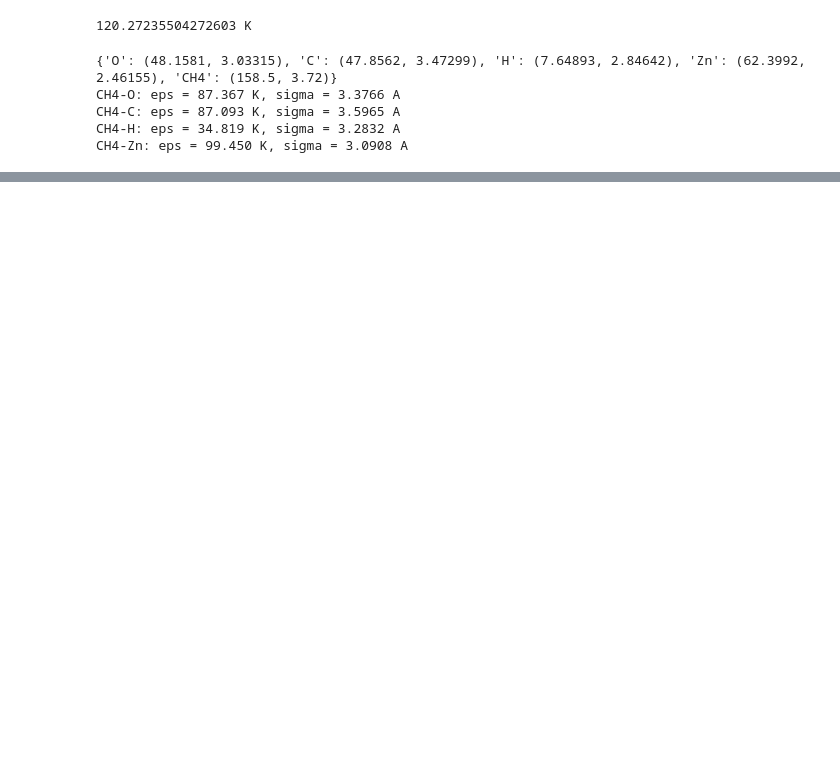
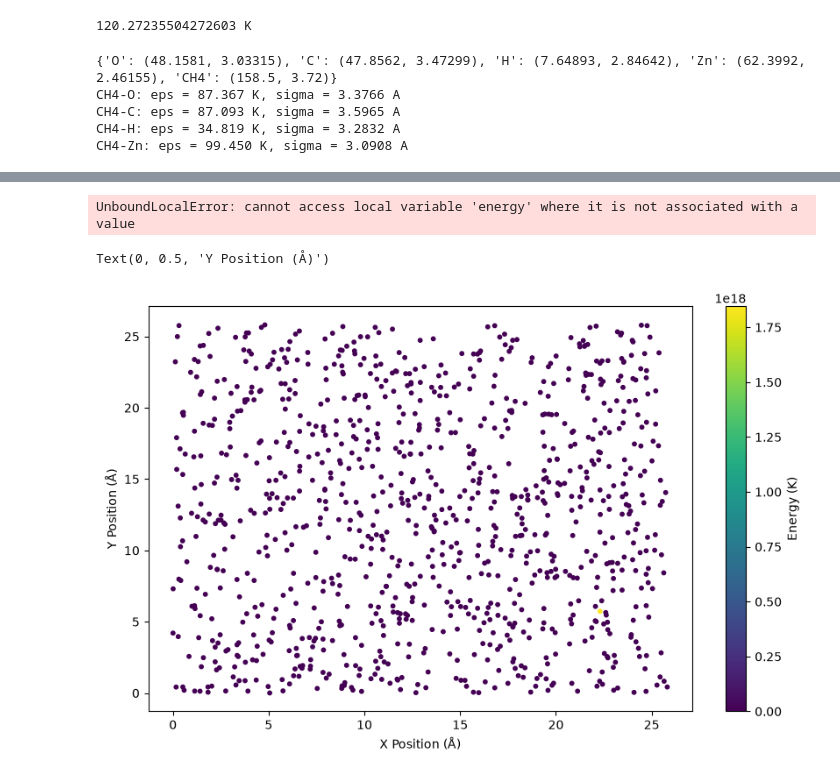
Before and after one commit to kahuysen/cusp-mlff-gcmc, a Jupyter notebook: notebooks/02_energy_widom.ipynb, the cells around one changed output, grey strips where cells are left out. Saved outputs shown, nothing was run; the diff lists cells and outputs as text; code cells hidden in the pictures; blank space fills up the shorter version.

Commit message:
energy function slow and fast

```diff
--- a/notebooks/02_energy_widom.ipynb
+++ b/notebooks/02_energy_widom.ipynb
@@ -99,0 +105,54 @@ L: 25.832
+# %%
+def energy_fast(ch4_position, positions, eps_i, sigma_i, L):
+    lorentz_berthelot_params = [lorentz_berthelot((158.5, 3.72), (eps, sigma)) for eps, sigma in zip(eps_i, sigma_i)]
+    eps_pair, sigma_pair = zip(*lorentz_berthelot_params)
+    distances = distances_to_framework(positions, ch4_position, L)
+    mask = distances < cutoff_distance
+    d = distances[mask]
+    eps_pair = np.array(eps_pair)[mask]
+    sigma_pair = np.array(sigma_pair)[mask]
+    energy += 4 * eps_pair * ((sigma_pair / d) ** 12 - (sigma_pair / d) ** 6)
+    energy_cutoff += 4 * eps_pair * ((sigma_pair / cutoff_distance) ** 12 - (sigma_pair / cutoff_distance) ** 6)
+    return energy.sum() - energy_cutoff.sum()
+
+def energy_fast(ch4_position, positions, eps_i, sigma_i, L):
+    params = [
+        lorentz_berthelot((158.5, 3.72), (eps, sigma))
+        for eps, sigma in zip(eps_i, sigma_i)
+    ]
+    eps_pair, sigma_pair = map(np.asarray, zip(*params))
+
+    distances = distances_to_framework(positions, ch4_position, L)
+    mask = distances < cutoff_distance
+    d = distances[mask]
+    eps_pair = eps_pair[mask]
+    sigma_pair = sigma_pair[mask]
+
+    energy = 4 * eps_pair * ((sigma_pair / d) ** 12 - (sigma_pair / d) ** 6)
+    energy_cutoff = 4 * eps_pair * (
+        (sigma_pair / cutoff_distance) ** 12
+        - (sigma_pair / cutoff_distance) ** 6
+    )
+    return np.sum(energy - energy_cutoff)
+
+
+print(
+    f"Energy at position [0, 0, 0]: "
+    f"{energy_fast(np.array([0.0, 0.0, 0.0]), positions, eps_i, sigma_i, atoms.cell[0, 0])} K"
+)
+# %% [output]
+UnboundLocalError: cannot access local variable 'energy' where it is not associated with a value
+# %%
+#plot random positions in the unit cell and their energies
+import matplotlib.pyplot as plt
+num_samples = 1000
+random_positions = np.random.rand(num_samples, 3) * atoms.cell[0, 0]
+energies = [energy(pos, positions, eps_i, sigma_i, atoms.cell[0, 0]) for pos in random_positions]
+plt.figure(figsize=(10, 6))
+plt.scatter(random_positions[:, 0], random_positions[:, 1], c=energies, cmap='viridis', s=10)
+plt.colorbar(label='Energy (K)')
+plt.xlabel('X Position (Å)')
+plt.ylabel('Y Position (Å)')
+# %% [output]
+Text(0, 0.5, 'Y Position (Å)')
+[figure, added]
```
Also changed, not shown: parts of 3 cells of this notebook.
